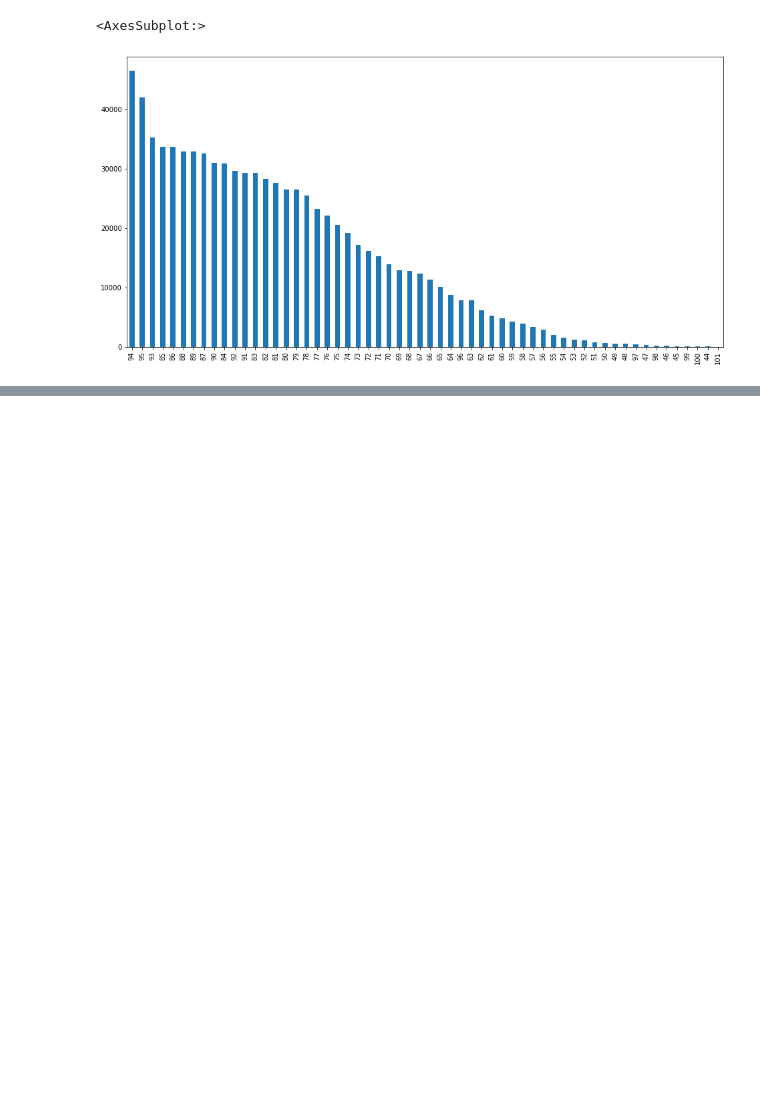
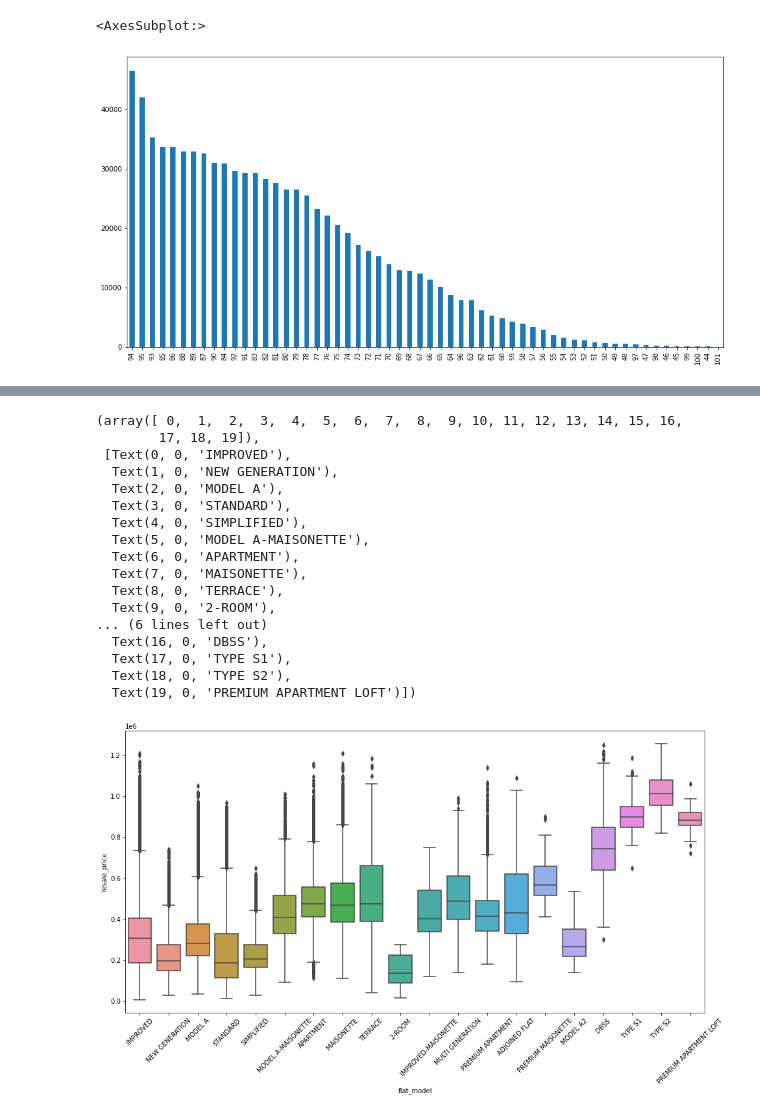
Before and after one commit to Keithlimhs/Project-Housing-Price, a Jupyter notebook: Project Housing Price (Part 3).ipynb, the cells around one changed output, grey strips where cells are left out. Saved outputs shown, nothing was run; the diff lists cells and outputs as text; code cells hidden in the pictures; blank space fills up the shorter version.

```diff
--- a/Project Housing Price (Part 3).ipynb
+++ b/Project Housing Price (Part 3).ipynb
@@ -107,0 +134,24 @@ df['remaining_lease'].value_counts().plot.bar()
+# %%
+# Step 16: Perform a boxplot using "flat_model" and "resale_price"
+plt.figure(figsize = (16,8))
+sns.boxplot(df['flat_model'], df['resale_price'])
+plt.xticks(rotation = 45)
+# %% [output]
+(array([ 0,  1,  2,  3,  4,  5,  6,  7,  8,  9, 10, 11, 12, 13, 14, 15, 16,
+        17, 18, 19]),
+ [Text(0, 0, 'IMPROVED'),
+  Text(1, 0, 'NEW GENERATION'),
+  Text(2, 0, 'MODEL A'),
+  Text(3, 0, 'STANDARD'),
+  Text(4, 0, 'SIMPLIFIED'),
+  Text(5, 0, 'MODEL A-MAISONETTE'),
+  Text(6, 0, 'APARTMENT'),
+  Text(7, 0, 'MAISONETTE'),
+  Text(8, 0, 'TERRACE'),
+  Text(9, 0, '2-ROOM'),
+... (6 lines left out)
+  Text(16, 0, 'DBSS'),
+  Text(17, 0, 'TYPE S1'),
+  Text(18, 0, 'TYPE S2'),
+  Text(19, 0, 'PREMIUM APARTMENT LOFT')])
+[figure, added]
```
Also changed, not shown: parts of 7 cells of this notebook.
